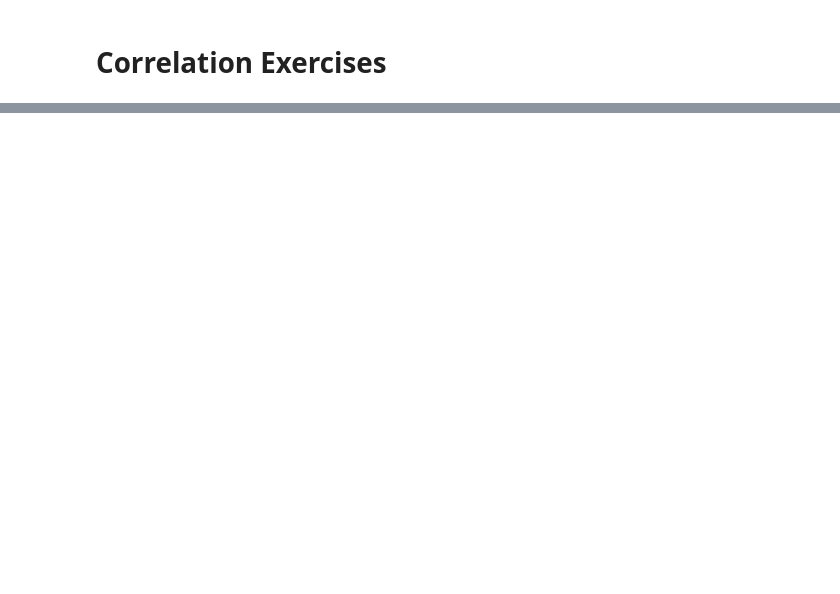
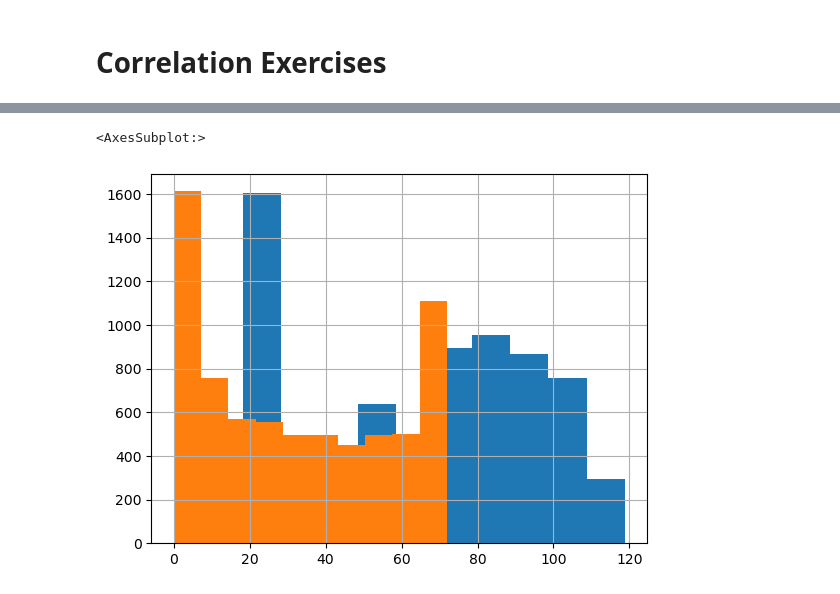
Before and after one commit to scottbarnett97/statistics-exercises, a Jupyter notebook: hypothesis_testing.ipynb, the cells around one changed output, grey strips where cells are left out. Cells and saved outputs as stored; diff of their text form; code cells hidden in the pictures; blank space fills up the shorter version.

```diff
--- a/hypothesis_testing.ipynb
+++ b/hypothesis_testing.ipynb
@@ -249,0 +299,6 @@ Text(8, 80, 'r = -0.994')
+# %%
+telco.monthly_charges.hist()
+telco.tenure.hist()
+# %% [output]
+<AxesSubplot:>
+[figure, added]
```
Also changed, not shown: parts of 34 cells of this notebook.
